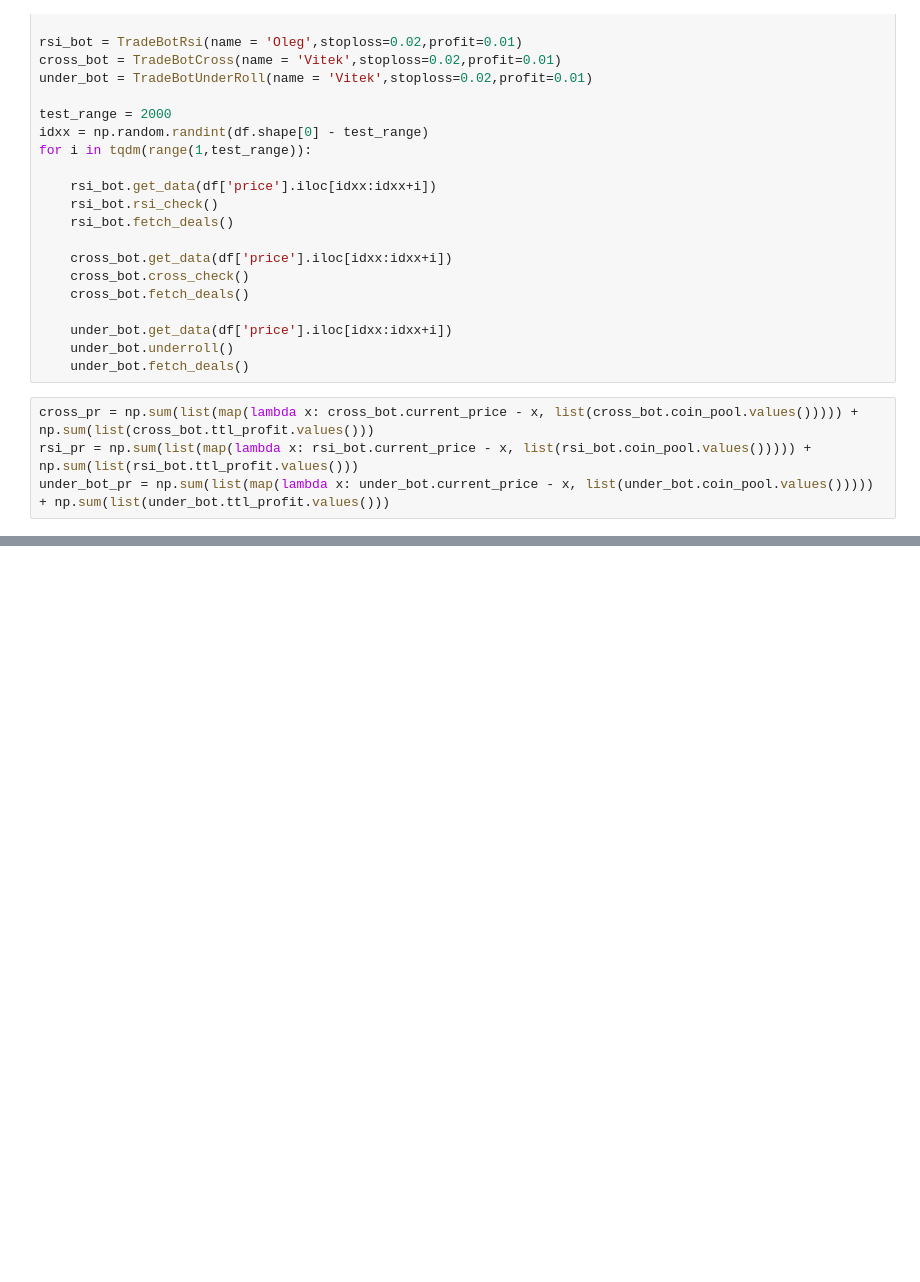
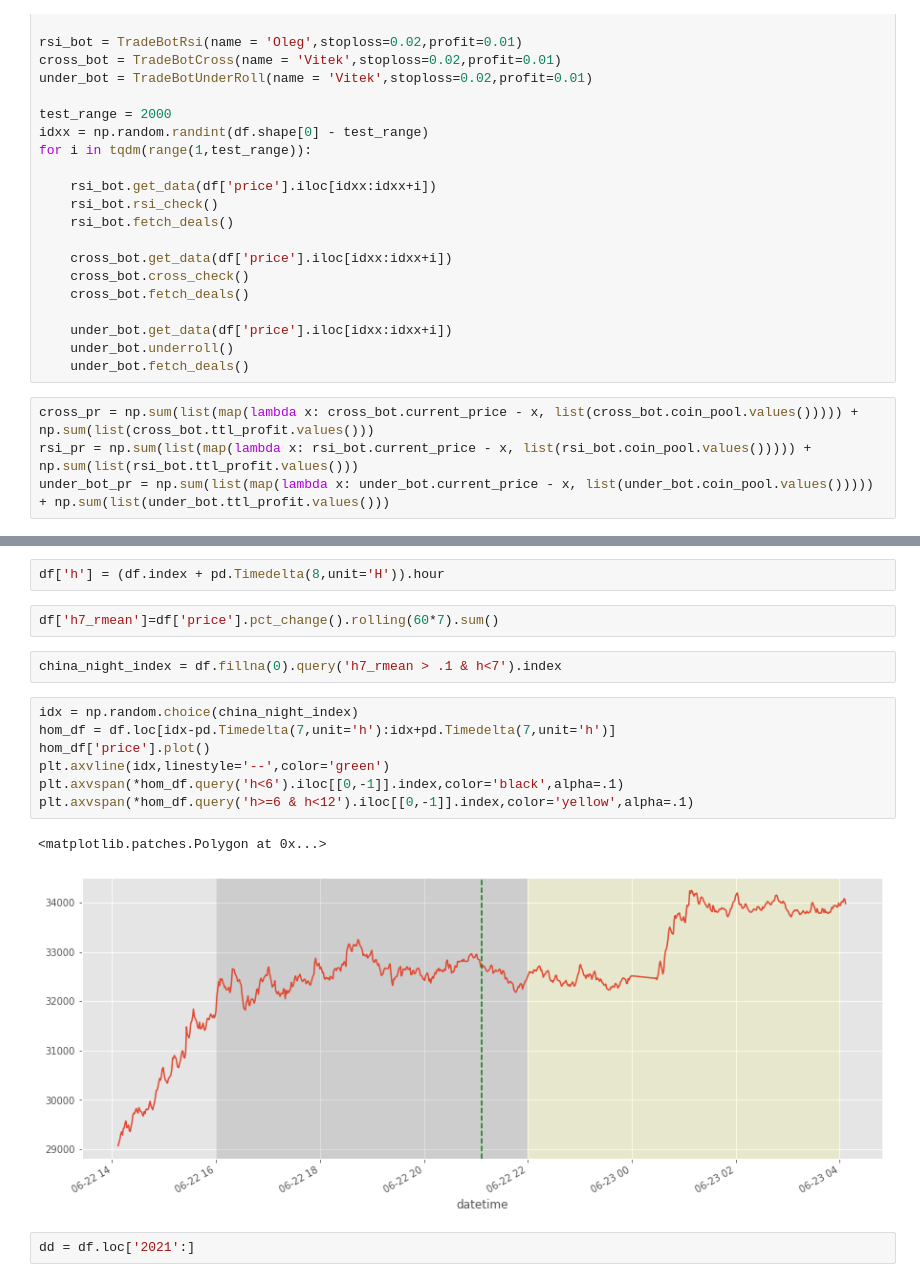
Before and after one commit to charubaiel/MarketCrackers, a Jupyter notebook: kpis/testbot.ipynb, the cells around one changed output, grey strips where cells are left out. Drawn from its saved outputs; the diff is of its cells as text; blank space fills up the shorter version.

```diff
--- a/kpis/testbot.ipynb
+++ b/kpis/testbot.ipynb
@@ -296,0 +277,18 @@ plt.legend(['cross','rsi','under'])
+# %%
+df['h'] = (df.index + pd.Timedelta(8,unit='H')).hour
+# %%
+df['h7_rmean']=df['price'].pct_change().rolling(60*7).sum()
+# %%
+china_night_index = df.fillna(0).query('h7_rmean > .1 & h<7').index
+# %%
+idx = np.random.choice(china_night_index)
+hom_df = df.loc[idx-pd.Timedelta(7,unit='h'):idx+pd.Timedelta(7,unit='h')]
+hom_df['price'].plot()
+plt.axvline(idx,linestyle='--',color='green')
+plt.axvspan(*hom_df.query('h<6').iloc[[0,-1]].index,color='black',alpha=.1)
+plt.axvspan(*hom_df.query('h>=6 & h<12').iloc[[0,-1]].index,color='yellow',alpha=.1)
+# %% [output]
+<matplotlib.patches.Polygon at 0x...>
+[figure, added]
+# %%
+dd = df.loc['2021':]
```
Also changed, not shown: parts of 29 cells of this notebook, 1 other file.
